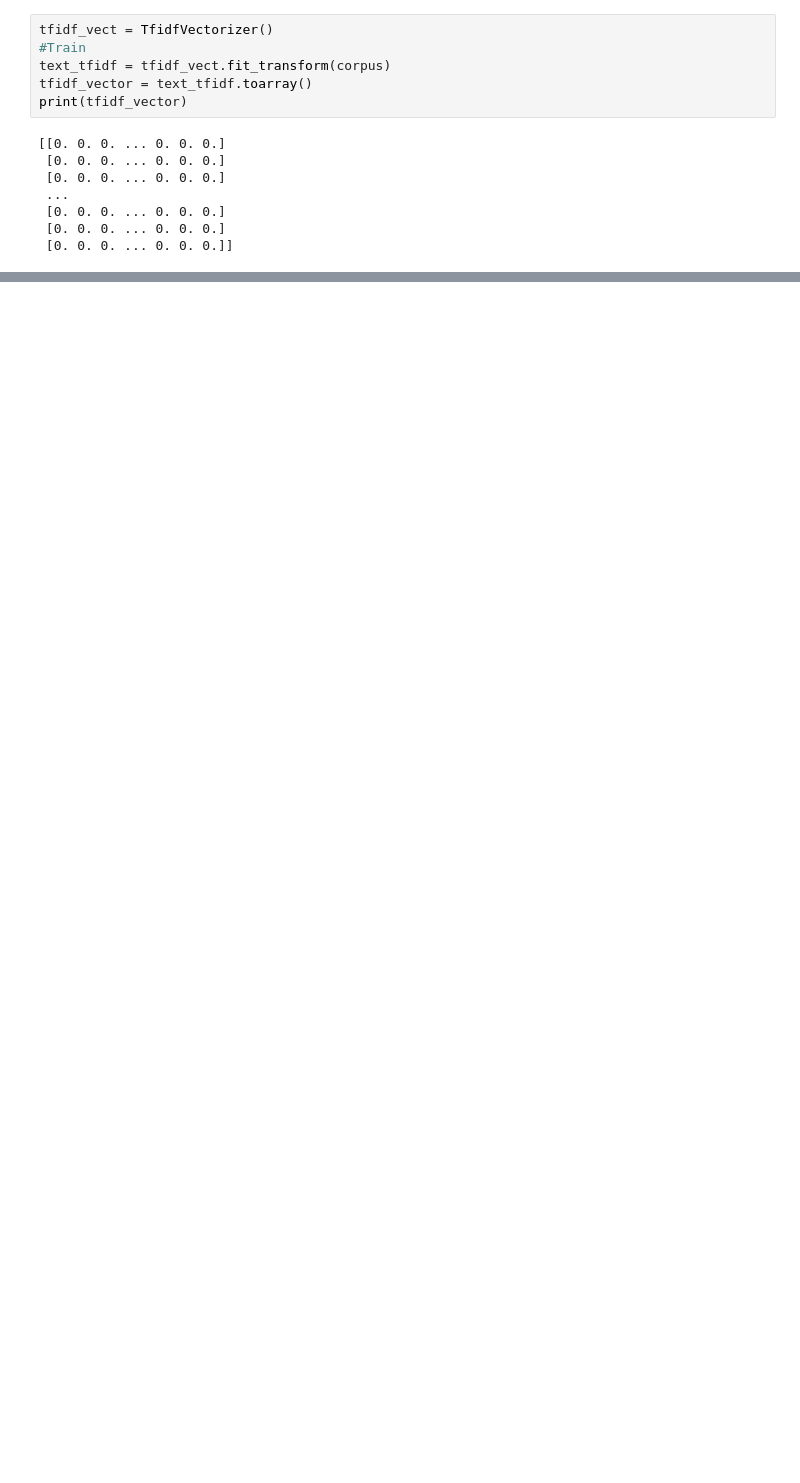
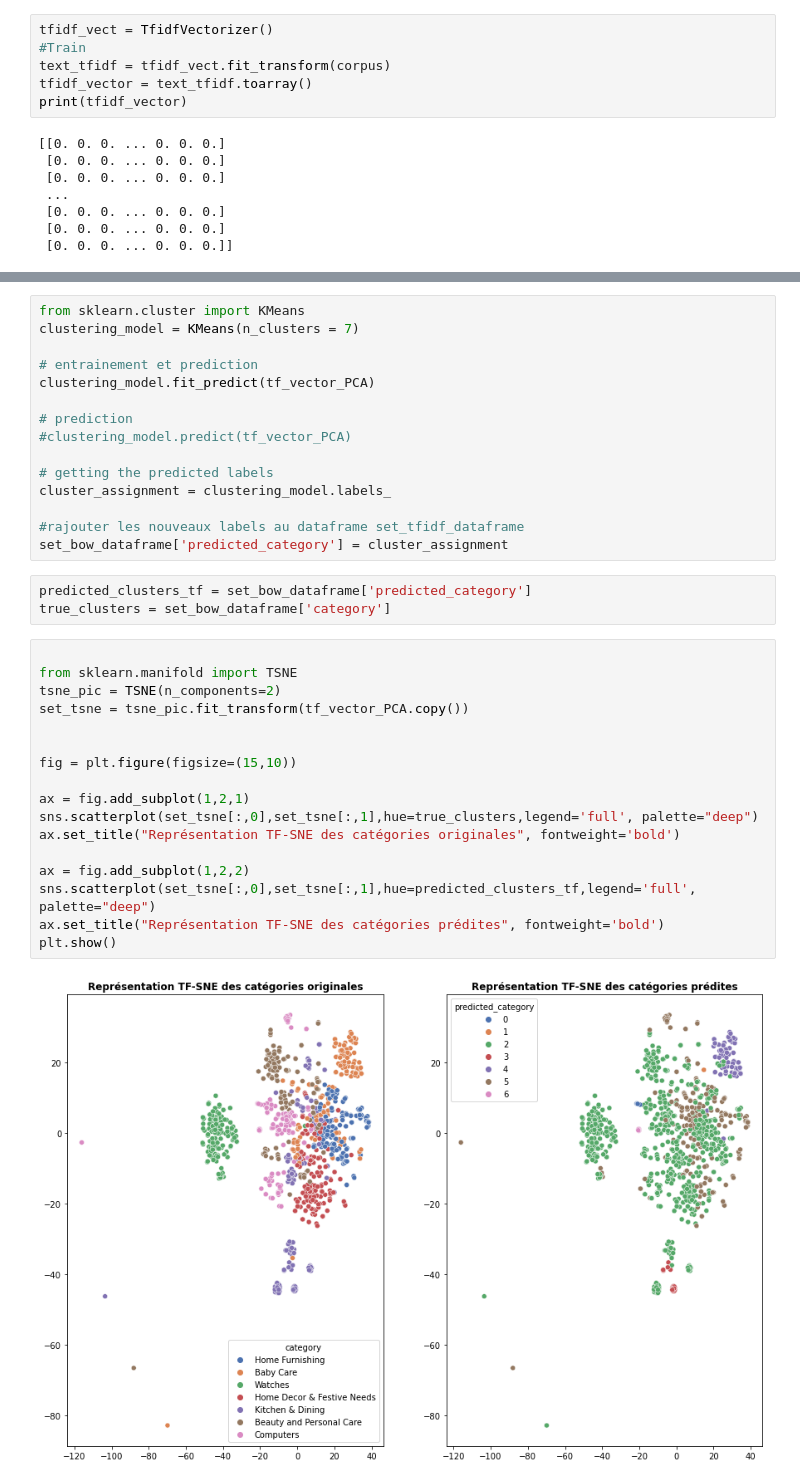
Before and after one commit to Soumaya-kh/marketplace, a Jupyter notebook: P6_NOTEBOOK.ipynb, the cells around one changed output, grey strips where cells are left out. Saved outputs shown, nothing was run; the diff lists cells and outputs as text; blank space fills up the shorter version.

```diff
--- a/P6_NOTEBOOK.ipynb
+++ b/P6_NOTEBOOK.ipynb
@@ -740,0 +834,37 @@ set_tfidf_dataframe.shape
+# %%
+from sklearn.cluster import KMeans
+clustering_model = KMeans(n_clusters = 7)
+
+# entrainement et prediction
+clustering_model.fit_predict(tf_vector_PCA)
+
+# prediction
+#clustering_model.predict(tf_vector_PCA)
+
+# getting the predicted labels
+cluster_assignment = clustering_model.labels_
+
+#rajouter les nouveaux labels au dataframe set_tfidf_dataframe
+set_bow_dataframe['predicted_category'] = cluster_assignment
+# %%
+predicted_clusters_tf = set_bow_dataframe['predicted_category']
+true_clusters = set_bow_dataframe['category']
+# %%
+
+from sklearn.manifold import TSNE
+tsne_pic = TSNE(n_components=2)
+set_tsne = tsne_pic.fit_transform(tf_vector_PCA.copy())
+
+
+fig = plt.figure(figsize=(15,10))
+
+ax = fig.add_subplot(1,2,1)
+sns.scatterplot(set_tsne[:,0],set_tsne[:,1],hue=true_clusters,legend='full', palette="deep")
+ax.set_title("Représentation TF-SNE des catégories originales", fontweight='bold')
+
+ax = fig.add_subplot(1,2,2)
+sns.scatterplot(set_tsne[:,0],set_tsne[:,1],hue=predicted_clusters_tf,legend='full', palette="deep")
+ax.set_title("Représentation TF-SNE des catégories prédites", fontweight='bold')
+plt.show()
+# %% [output]
+[figure, added]
```
Also changed, not shown: parts of 57 cells of this notebook.
